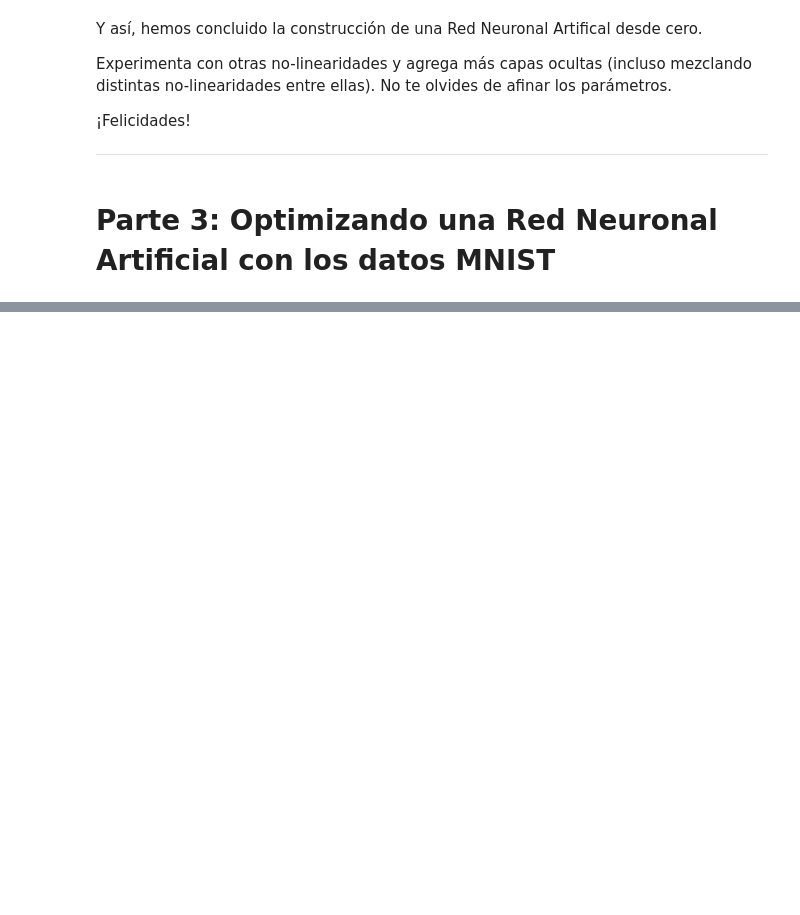
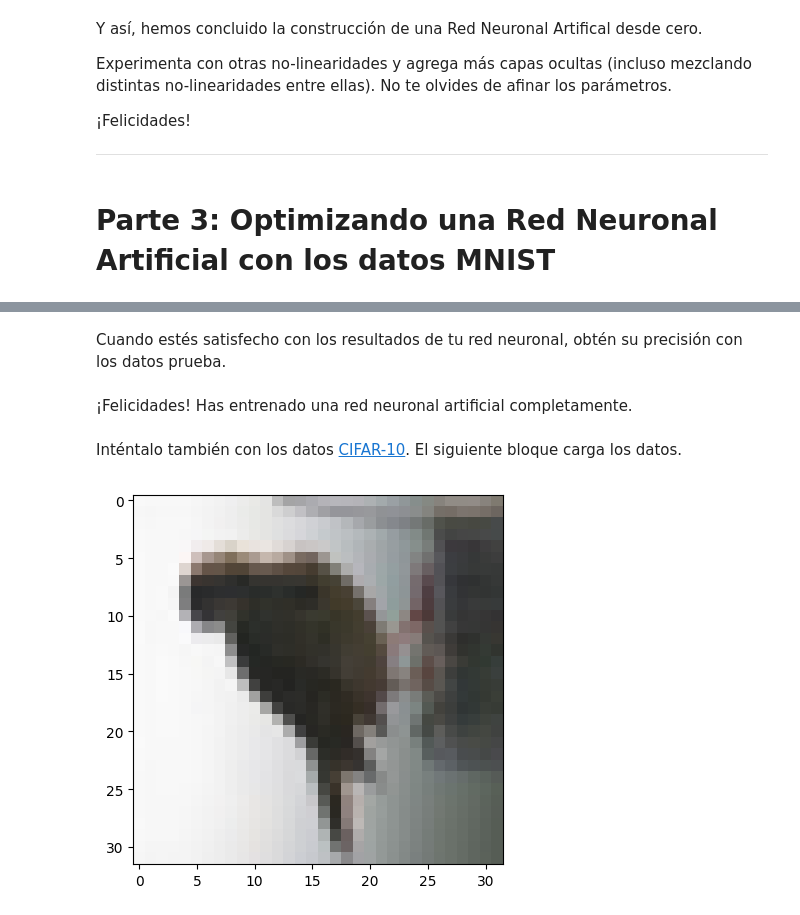
Before and after one commit to iranroman/algoritmica_ejercicios, a Jupyter notebook: index.ipynb, the cells around one changed output, grey strips where cells are left out. Saved outputs shown, nothing was run; the diff lists cells and outputs as text; code cells hidden in the pictures; blank space fills up the shorter version.

```diff
--- a/index.ipynb
+++ b/index.ipynb
@@ -811,0 +1088,2 @@ Experimenta con otras no-linearidades y agrega más capas ocultas (incluso mezcl
+# %% [markdown]
+Cuando estés satisfecho con los resultados de tu red neuronal, obtén su precisión con los datos prueba.
@@ -811,0 +1092,17 @@ Experimenta con otras no-linearidades y agrega más capas ocultas (incluso mezcl
+# %% [markdown]
+¡Felicidades! Has entrenado una red neuronal artificial completamente.
+# %% [markdown]
+Inténtalo también con los datos [CIFAR-10](https://www.cs.toronto.edu/~kriz/cifar.html). El siguiente bloque carga los datos.
+# %%
+using MAT
+
+# obtenemos los datos que necesitamos
+mnist = matread("cifar_10.mat")
+caracteristicas = mnist["imag"]
+clase_de_digito = mnist["desc"];
+
+# visualización de un ejemplo al azar
+ind_aleat = sample(1:size(caracteristicas)[1],1)
+imshow(reshape(caracteristicas[ind_aleat,:],32,32,3))
+# %% [output]
+[figure, added]
```
Also changed, not shown: parts of 21 cells of this notebook, 2 other files.
